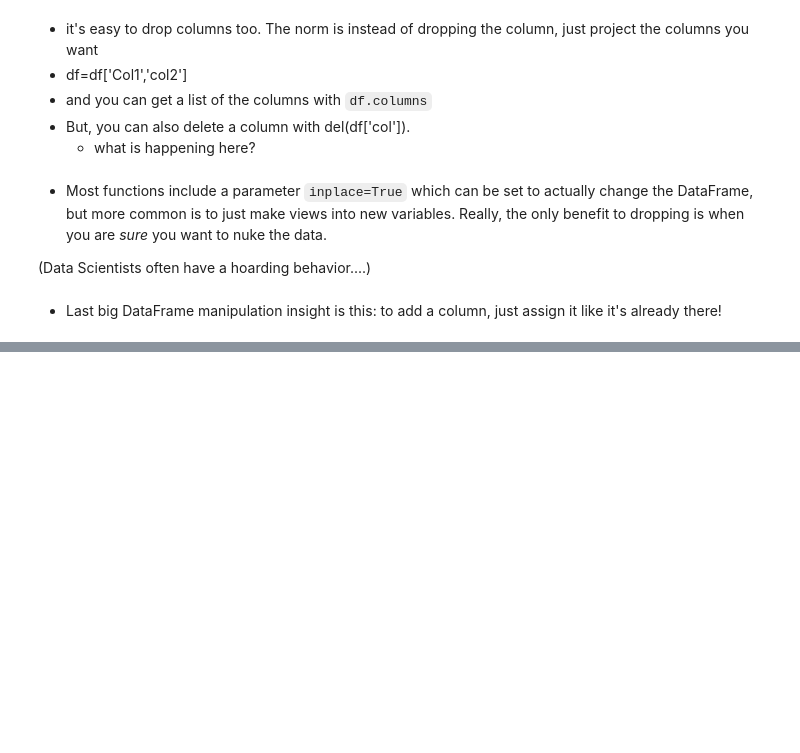
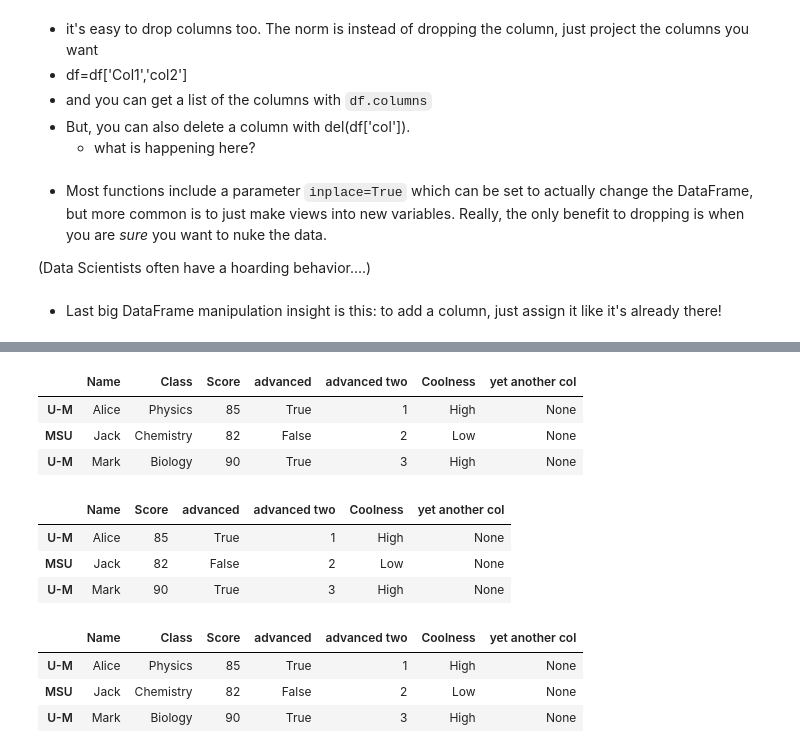
Before and after one commit to cab938/si330_fa20, a Jupyter notebook: 3_pandas.ipynb, the cells around one changed output, grey strips where cells are left out. Drawn from its saved outputs; the diff is of its cells as text; code cells hidden in the pictures; blank space fills up the shorter version.

```diff
--- a/3_pandas.ipynb
+++ b/3_pandas.ipynb
@@ -269,0 +339,21 @@ df
+# %%
+df
+# %% [output]
+|  | Name | Class | Score | advanced | advanced two | Coolness | yet another col |
+| U-M | Alice | Physics | 85 | True | 1 | High | None |
+| MSU | Jack | Chemistry | 82 | False | 2 | Low | None |
+| U-M | Mark | Biology | 90 | True | 3 | High | None |
+# %%
+df.drop("Class",axis='columns')
+# %% [output]
+|  | Name | Score | advanced | advanced two | Coolness | yet another col |
+| U-M | Alice | 85 | True | 1 | High | None |
+| MSU | Jack | 82 | False | 2 | Low | None |
+| U-M | Mark | 90 | True | 3 | High | None |
+# %%
+df
+# %% [output]
+|  | Name | Class | Score | advanced | advanced two | Coolness | yet another col |
+| U-M | Alice | Physics | 85 | True | 1 | High | None |
+| MSU | Jack | Chemistry | 82 | False | 2 | Low | None |
+| U-M | Mark | Biology | 90 | True | 3 | High | None |
```
Also changed, not shown: parts of 22 cells of this notebook, 1 other file.
